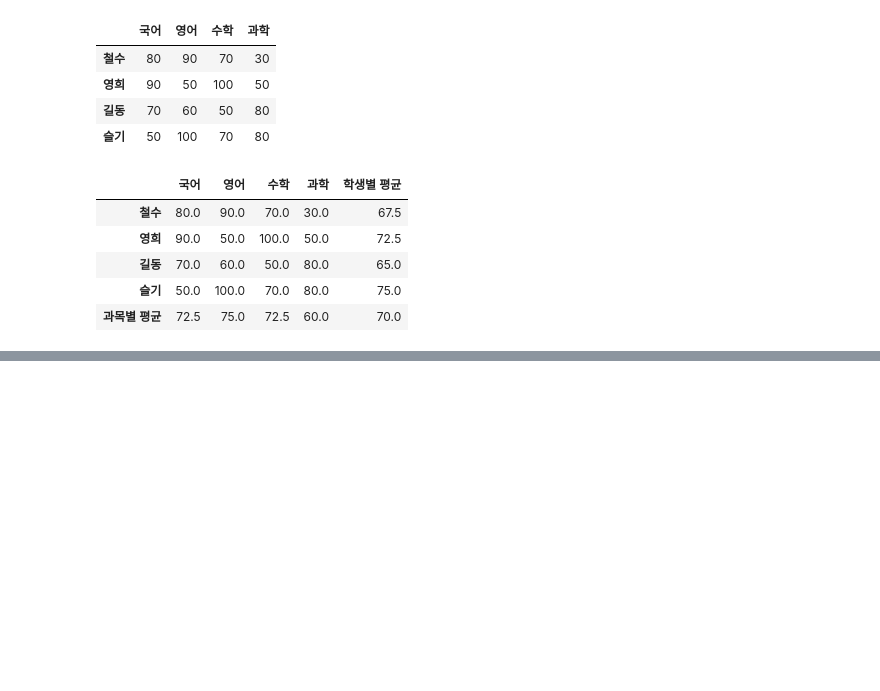
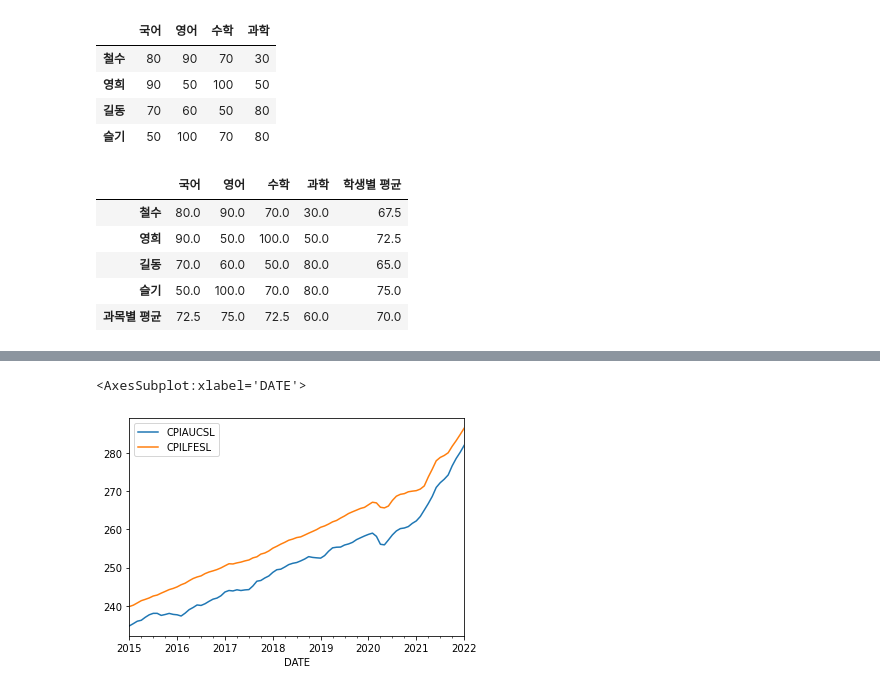
Before and after one commit to Rladudrhks201/GGwany, a Jupyter notebook: Microsoft AI School/learning/Pandas.ipynb, the cells around one changed output, grey strips where cells are left out. Cells and saved outputs as stored; diff of their text form; code cells hidden in the pictures; blank space fills up the shorter version.

```diff
--- a/Microsoft AI School/learning/Pandas.ipynb
+++ b/Microsoft AI School/learning/Pandas.ipynb
@@ -185,0 +226,8 @@ data1
+# %%
+import pandas_datareader.data as web
+import datetime
+
+start = datetime.datetime(2015,1,1)
+end = datetime.datetime(2022,1,1)
+gdp = web.DataReader(['CPIAUCSL', 'CPILFESL'], 'fred',start,end)
+gdp
@@ -185,0 +249,5 @@ data1
+# %%
+gdp.plot()
+# %% [output]
+<AxesSubplot:xlabel='DATE'>
+[figure, added]
```
Also changed, not shown: parts of 7 cells of this notebook, 1 other file.
